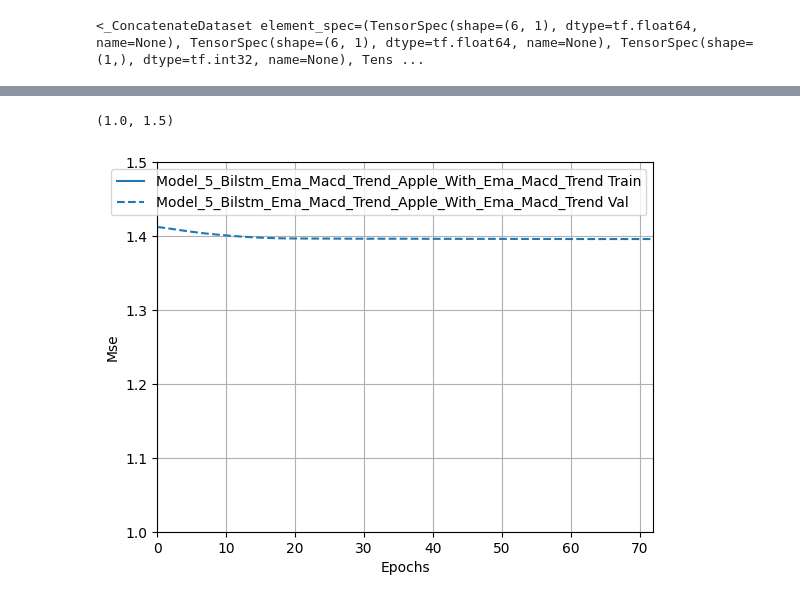
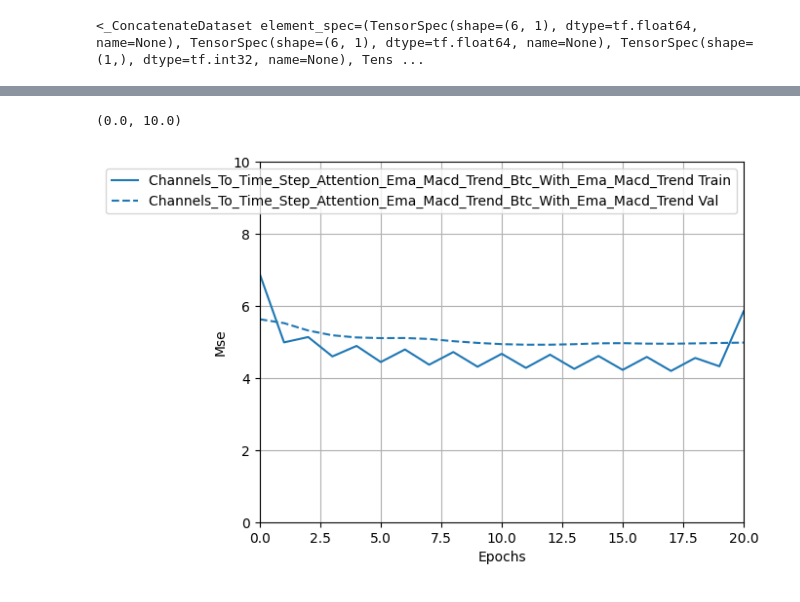
Before and after one commit to raming20/CNN-LSTM-predict-stock-price, a Jupyter notebook: data_analytics/CV_stock_market/train_model/model_use_train_and_test.ipynb, the cells around one changed output, grey strips where cells are left out. Cells and saved outputs as stored; diff of their text form; code cells hidden in the pictures.

Commit message:
add cnn attention

```diff
--- a/data_analytics/CV_stock_market/train_model/model_use_train_and_test.ipynb
+++ b/data_analytics/CV_stock_market/train_model/model_use_train_and_test.ipynb
@@ -90,11 +121,11 @@ def model_5_biLSTM_with_ema_macd_trend(image_shape, days_result, days_of_ema_9=2
 # %%
 function_transform_origin = get_open_close_prices_percent_of_last_days_result_for_ema_macd_trend_dataset
-model_function = model_5_biLSTM_with_ema_macd_trend
+model_function = channels_to_time_step_attention_ema_macd_trend
 function_evaluate_old_model = evaluate_fpt_model_5_biLSTM_with_trend_type_2023_2024
 image_shape = get_image_shape(dataset_train, index_of_image=3)
 model, model_name = model_function(image_shape, days_result)
 # %%
-batch_size = int(input("batch_size = 2^x, x = ").strip())
+batch_size = 2**int(input("batch_size = 2^x, x = ").strip())
 STEPS_PER_EPOCH = total_data_train // batch_size + 1
 name_sub_folder_save_metrics = f"{model_name}_{os.path.basename(dataset_folder)}"
 name_folder_save_metrics = f"sizes/{model_name}_{os.path.basename(dataset_folder)}"
@@ -107,6 +138,5 @@ val_loss_metric_mae_to_stop = float(input("val_loss_metric_mae_to_stop = "))
 val_loss_metric_mse_to_stop = float(input("val_loss_metric_mse_to_stop = "))
 start_learning_rate = float(input("start_learning_rate = ").strip())
 shuffle_buffer = 300
-print(f"{STEPS_PER_EPOCH=}")
 number_epochs_to_decrease_lr = int(input("number_epochs_to_decrease_lr = "))
 number_epochs_to_wait = int(input("number_epochs_to_wait = "))
@@ -435,10 +480,10 @@ size_histories[name_sub_folder_save_metrics] = history
 # %%
 plotter = tfdocs.plots.HistoryPlotter(metric=metric_mse_name, smoothing_std=10)
 plotter.plot(size_histories)
-plt.ylim([1,1.5])
+plt.ylim([0,10])
 # %% [output]
-(1.0, 1.5)
+(0.0, 10.0)
-[figure, old version]
+[figure, new version]
 # %%
 # train_dataset = tf.data.Dataset.load(f'{dataset_folder}/train/next_3_day_up')
 # test_dataset = tf.data.Dataset.load(f'{dataset_folder}/test/next_3_day_up')
```
Also changed, not shown: parts of 18 cells of this notebook, 14 other files.
